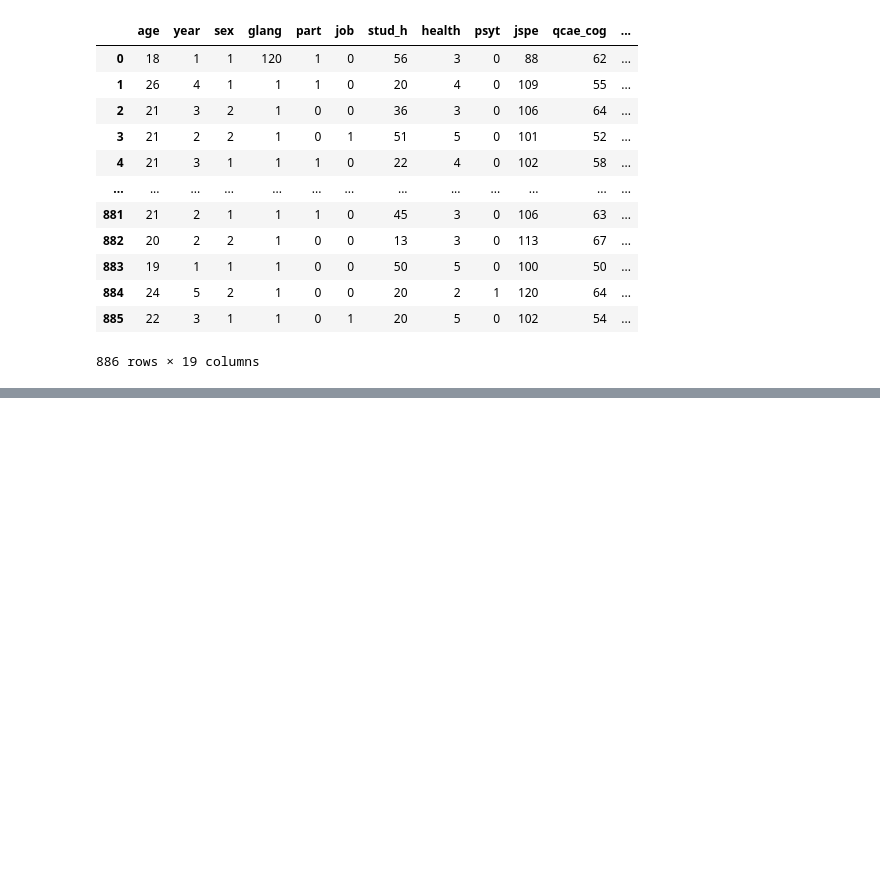
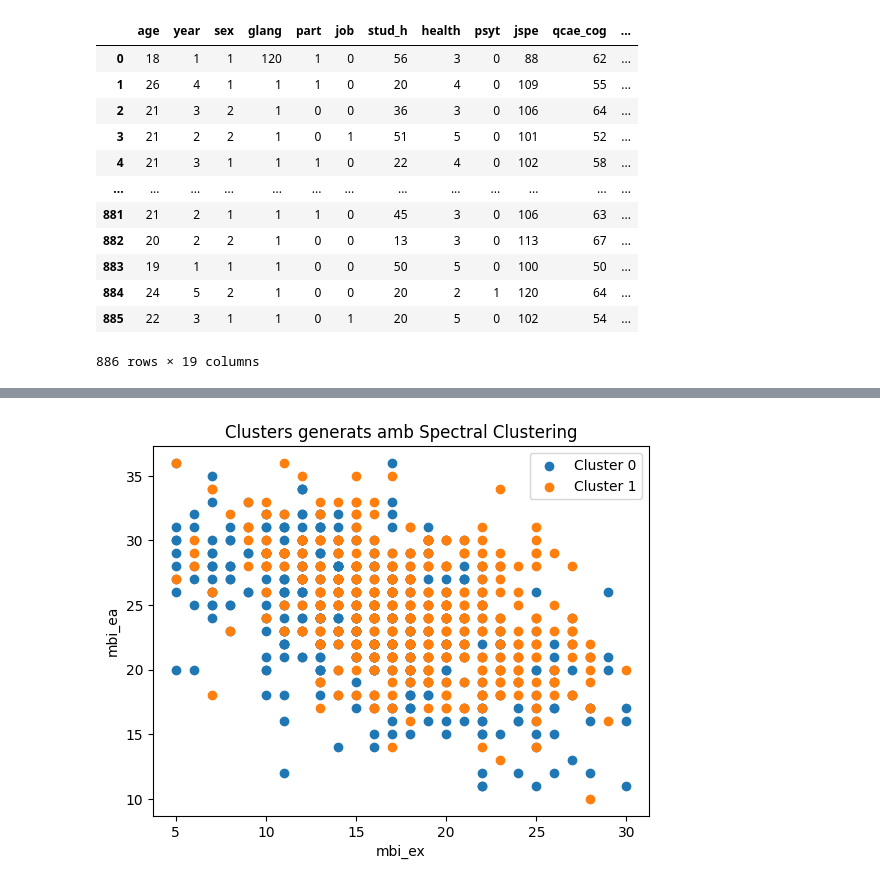
Before and after one commit to DCC-UAB/ACproject-07, a Jupyter notebook: codi/SpectralClustering.ipynb, the cells around one changed output, grey strips where cells are left out. Drawn from its saved outputs; the diff is of its cells as text; code cells hidden in the pictures; blank space fills up the shorter version.

```diff
--- a/codi/SpectralClustering.ipynb
+++ b/codi/SpectralClustering.ipynb
@@ -154,0 +210,12 @@ for d in dades:
+# %%
+import pandas as pd
+
+df = pd.read_csv("datasets/Data Carrard.csv")
+df = df.drop('id', axis = 1)
+df['target'] = df['stai_t'] + df['cesd']
+df = df.drop(['stai_t', 'cesd'], axis=1)
+X = df.drop('target', axis=1)
+y = df['target']
+# %%
+# X Random Forest
+X_rf = X[['jspe', 'qcae_cog', 'stud_h', 'qcae_aff', 'mbi_ex', 'amsp', 'erec_mean', 'mbi_ea', 'mbi_cy', 'age']]
@@ -154,0 +225,8 @@ for d in dades:
+# %%
+n_clusters = 2  # Ajustar el número deseado de clusters
+model_sc = SpectralClustering(n_clusters=n_clusters, affinity='nearest_neighbors', random_state=42)
+clusters = model_sc.fit_predict(X_rf)
+# %%
+df_clustered = X_rf.copy()
+df_clustered['cluster'] = clusters
+df_clustered.head(5)
@@ -154,0 +240,13 @@ for d in dades:
+# %%
+# Plot dels punts amb diferents colors segons el cluster al qual pertanyen
+for i in range(n_clusters):
+    cluster_points = df_clustered[df_clustered['cluster'] == i]
+    plt.scatter(cluster_points['mbi_ex'], cluster_points['mbi_ea'], label=f'Cluster {i}')
+
+plt.title('Clusters generats amb Spectral Clustering')
+plt.xlabel('mbi_ex')
+plt.ylabel('mbi_ea')
+plt.legend()
+plt.show()
+# %% [output]
+[figure, added]
```
Also changed, not shown: parts of 26 cells of this notebook.
